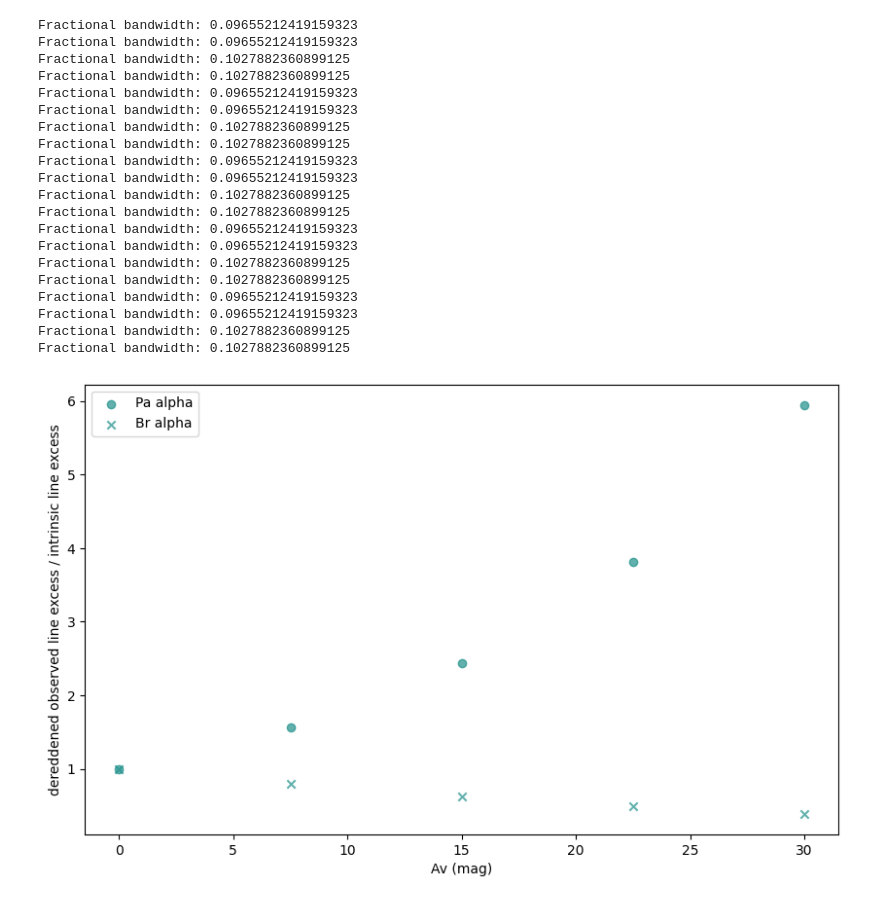
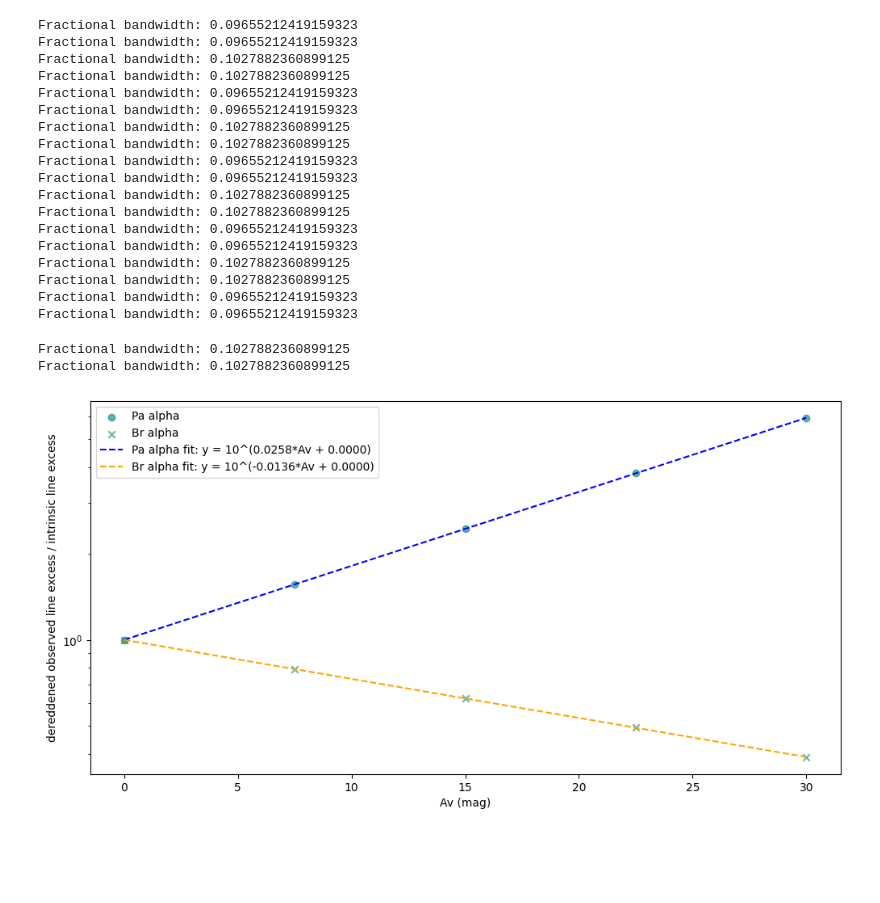
Before and after one commit to tyoo37/w51_nircam, a Jupyter notebook: analysis/test_braa_paaa_for_models.ipynb, the cells around one changed output. Saved outputs shown, nothing was run; the diff lists cells and outputs as text; code cells hidden in the pictures; blank space fills up the shorter version.

Commit message:
found some weird trend in rec line excess

```diff
--- a/analysis/test_braa_paaa_for_models.ipynb
+++ b/analysis/test_braa_paaa_for_models.ipynb
@@ -9,6 +9,8 @@ from astropy.modeling import fitting
 from dust_extinction.averages import RL85_MWGC, G21_MWAvg
 from dust_extinction.parameter_averages import CCM89
 from astroquery.svo_fps import SvoFps
+from scipy.optimize import curve_fit
+
 def get_flux_ratio(wavelength, sed, narrow, wide):
 
 
@@ -45,18 +47,23 @@ def get_flux_ratio(wavelength, sed, narrow, wide):
     return np.array(narrow_minus_wide)  # Ensure writable copy
     #fractional_bandwidth = ( (trans_wide/trans_wide.max()) * (trans_narrow/trans_narrow.max()) ).sum() / (trans_wide/trans_wide.max()).sum()
 
-
+def func(x,a,b):
+    return 10**(a*x+b)
 ext = G21_MWAvg()
 temperatures = np.linspace(3000, 10000, 5) * u.K
 microns = np.linspace(1, 10, 1000) * u.micron
 
 cmap = plt.get_cmap('viridis')
 Avs = np.linspace(0, 30, 5)
-fig = plt.figure(figsize=(10, 6))
+fig = plt.figure(figsize=(12, 6))
 ax = fig.add_subplot(111)
 temp = 5000 * u.K
 intrinsic_to_observed_ratio_paa_arr = []
 intrinsic_to_observed_ratio_bra_arr = []
+intrinsic_paa_arr = []
+intrinsic_bra_arr = []
+observed_paa_arr = []
+observed_bra_arr = []
 for Av in Avs:
     bb = models.BlackBody(temperature=temp)
 
@@ -64,40 +71,48 @@ for Av in Avs:
     flux_ext = flux * 10**(-0.4*ext(microns)*Av)
     intrinsic_ratio_paa = get_flux_ratio(microns.value, flux.value, 'f187n', 'f182m')
     observed_ratio_paa = get_flux_ratio(microns.value, flux_ext.value, 'f187n', 'f182m')
     intrinsic_ratio_bra = get_flux_ratio(microns.value, flux.value, 'f405n', 'f410m')
     observed_ratio_bra = get_flux_ratio(microns.value, flux_ext.value, 'f405n', 'f410m')
-    intrisic_to_observed_ratio_paa = intrinsic_ratio_paa / (observed_ratio_paa * 10**(ext(1/1.87) * Av / 2.5))
+    intrinsic_to_observed_ratio_paa = intrinsic_ratio_paa / (observed_ratio_paa * 10**(ext(1/1.87) * Av / 2.5))
     intrinsic_to_observed_ratio_bra = intrinsic_ratio_bra / (observed_ratio_bra * 10**(ext(1/4.05) * Av / 2.5))
-    intrinsic_to_observed_ratio_paa_arr.append(intrisic_to_observed_ratio_paa)
+    intrinsic_to_observed_ratio_paa_arr.append(intrinsic_to_observed_ratio_paa)
     intrinsic_to_observed_ratio_bra_arr.append(intrinsic_to_observed_ratio_bra)
-
+    intrinsic_paa_arr.append(intrinsic_ratio_paa)
+    intrinsic_bra_arr.append(intrinsic_ratio_bra)
+    observed_paa_arr.append(observed_ratio_paa)
+    observed_bra_arr.append(observed_ratio_bra)
 ax.scatter(Avs, 1/np.array(intrinsic_to_observed_ratio_paa_arr), color=cmap(temp.value/10000), alpha=0.7, label='Pa alpha')
 
 ax.scatter(Avs, 1/ np.array(intrinsic_to_observed_ratio_bra_arr), color=cmap(temp.value/10000), alpha=0.7, marker='x', label='Br alpha')
-plt.xlabel('Av (mag)')
-plt.ylabel( 'dereddened observed line excess / intrinsic line excess')
-#plt.xscale('log')
-plt.legend()
+# fit the data with func
+popt, pcov = curve_fit(func, Avs, 1/np.array(intrinsic_to_observed_ratio_paa_arr))
+ax.plot(Avs, func(Avs, *popt), color='blue', linestyle='--', label=f'Pa alpha fit: y = 10^({popt[0]:.4f}*Av + {popt[1]:.4f})')
+popt, pcov = curve_fit(func, Avs, 1/np.array(intrinsic_to_observed_ratio_bra_arr))
+ax.plot(Avs, func(Avs, *popt), color='orange', linestyle='--', label=f'Br alpha fit: y = 10^({popt[0]:.4f}*Av + {popt[1]:.4f})')
+ax.set_xlabel('Av (mag)')
+ax.set_yscale('log')
+ax.set_ylabel( 'dereddened observed line excess / intrinsic line excess')
+ax.legend()
 plt.show()
 # %% [output]
 Fractional bandwidth: 0.09655212419159323
 Fractional bandwidth: 0.09655212419159323
 Fractional bandwidth: 0.1027882360899125
 Fractional bandwidth: 0.1027882360899125
 Fractional bandwidth: 0.09655212419159323
 Fractional bandwidth: 0.09655212419159323
 Fractional bandwidth: 0.1027882360899125
 Fractional bandwidth: 0.1027882360899125
 Fractional bandwidth: 0.09655212419159323
 Fractional bandwidth: 0.09655212419159323
 Fractional bandwidth: 0.1027882360899125
 Fractional bandwidth: 0.1027882360899125
 Fractional bandwidth: 0.09655212419159323
 Fractional bandwidth: 0.09655212419159323
 Fractional bandwidth: 0.1027882360899125
 Fractional bandwidth: 0.1027882360899125
 Fractional bandwidth: 0.09655212419159323
 Fractional bandwidth: 0.09655212419159323
-Fractional bandwidth: 0.1027882360899125
-Fractional bandwidth: 0.1027882360899125
+Fractional bandwidth: 0.1027882360899125
+Fractional bandwidth: 0.1027882360899125
-[figure, old version]
+[figure, new version]
```
Also changed, not shown: 3 other files.
